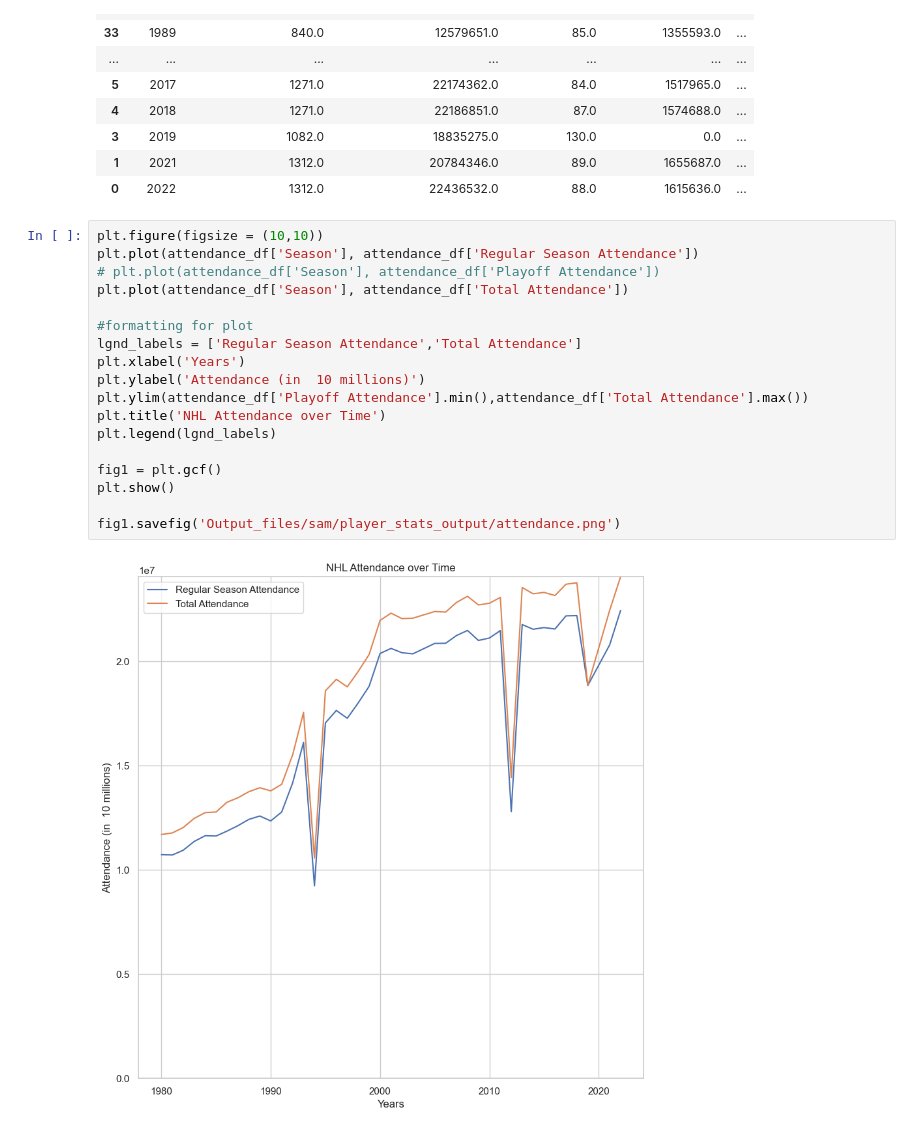
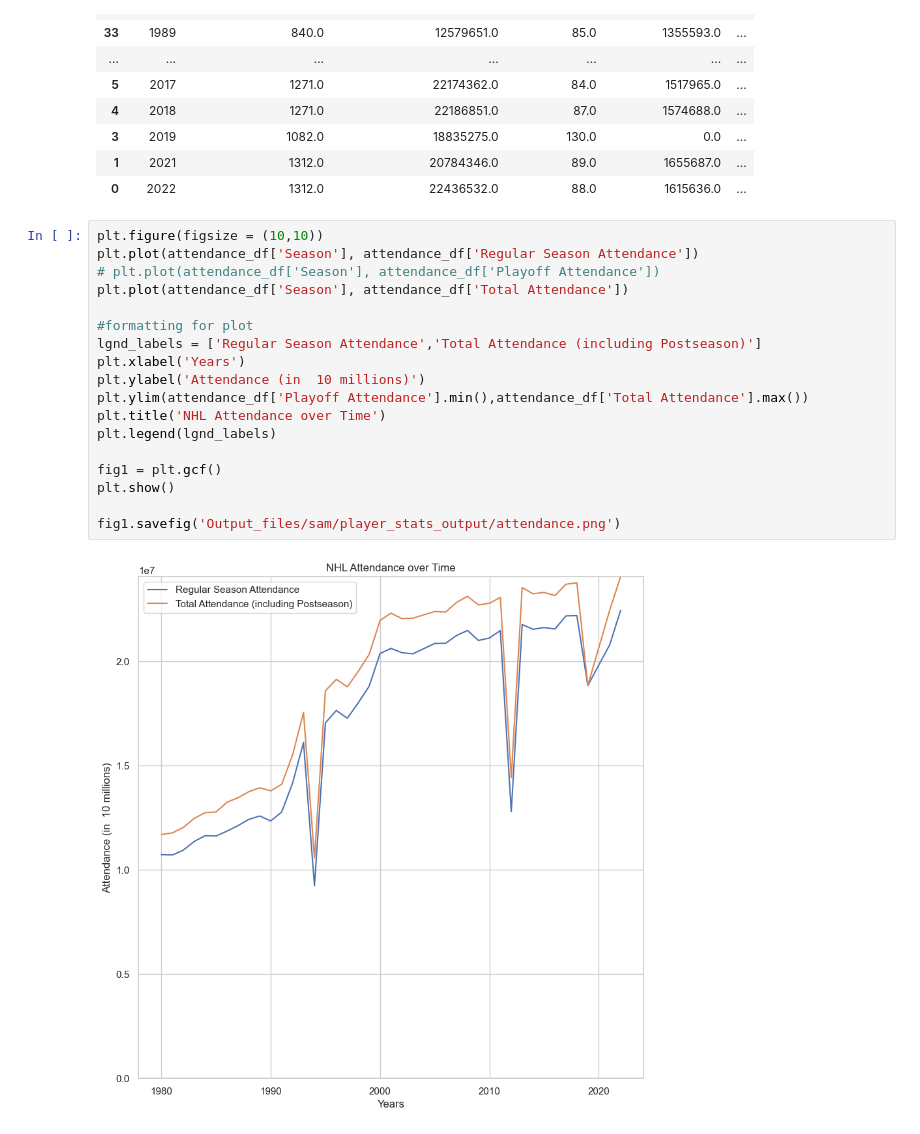
Before and after one commit to samwallach7/Project1-DELTS, a Jupyter notebook: project_1.ipynb, the cells around one changed output. Saved outputs shown, nothing was run; the diff lists cells and outputs as text.

```diff
--- a/project_1.ipynb
+++ b/project_1.ipynb
@@ -493,20 +496,20 @@ attendance_df
 # %%
 plt.figure(figsize = (10,10))
 plt.plot(attendance_df['Season'], attendance_df['Regular Season Attendance'])
 # plt.plot(attendance_df['Season'], attendance_df['Playoff Attendance'])
 plt.plot(attendance_df['Season'], attendance_df['Total Attendance'])
 
 #formatting for plot
-lgnd_labels = ['Regular Season Attendance','Total Attendance']
+lgnd_labels = ['Regular Season Attendance','Total Attendance (including Postseason)']
 plt.xlabel('Years')
 plt.ylabel('Attendance (in  10 millions)')
 plt.ylim(attendance_df['Playoff Attendance'].min(),attendance_df['Total Attendance'].max())
 plt.title('NHL Attendance over Time')
 plt.legend(lgnd_labels)
 
 fig1 = plt.gcf()
 plt.show()
 
 fig1.savefig('Output_files/sam/player_stats_output/attendance.png')
 # %% [output]
-[figure, old version]
+[figure, new version]
```
Also changed, not shown: parts of 4 cells of this notebook, 2 other files.
